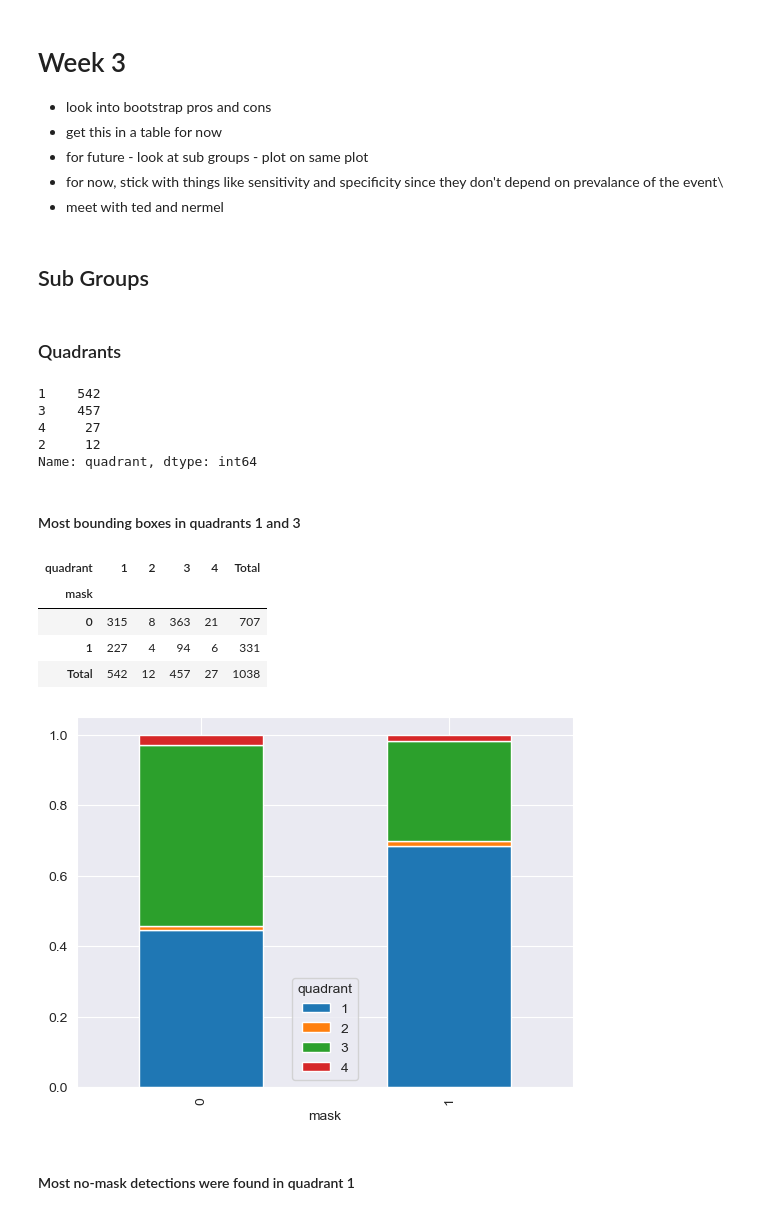
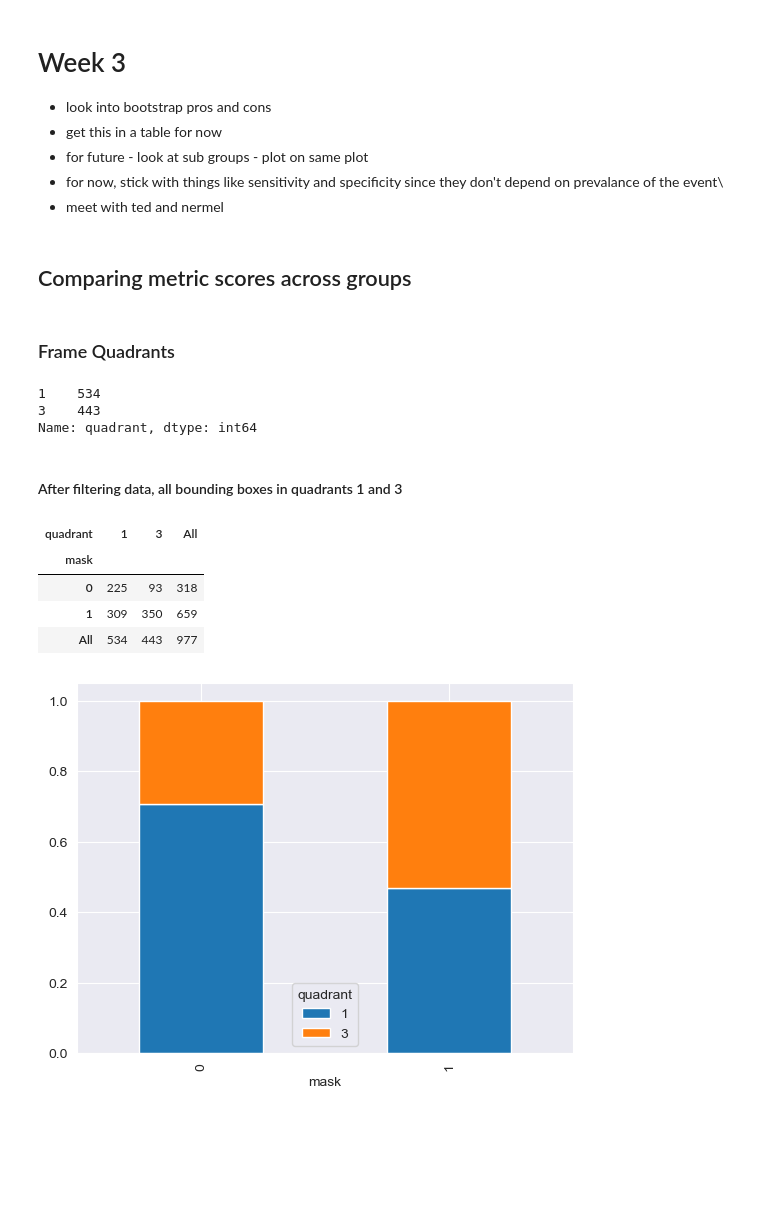
Before and after one commit to guiga004/mask-detection, a Jupyter notebook: mask-detection.ipynb, the cells around one changed output. Saved outputs shown, nothing was run; the diff lists cells and outputs as text; code cells hidden in the pictures; blank space fills up the shorter version.

```diff
--- a/mask-detection.ipynb
+++ b/mask-detection.ipynb
@@ -12,8 +12,8 @@ import seaborn as sns
 
 sns.set_style("darkgrid")
 # %%
-df = pd.read_csv("helena_results.csv")
-df.head()
+df_raw = pd.read_csv("helena_results.csv")
+df_raw.head()
 # %% [output]
 |  | file | x1 | x2 | y1 | y2 | mask | date | start_time | frame no | quadrant | ... |
 | 0 | park-tests/converted/coverted_FRA... | 720 | 763 | 185 | 246 | 0 | 20210526 | 182313 | 1248 | 3 | ... |
@@ -71,7 +85,3 @@ Name: true_mask, dtype: int64
 # %%
-from sklearn.metrics import confusion_matrix, accuracy_score, precision_score, recall_score, f1_score
-
-# exclude false detections from this analysis
-df_filtered = df[df['true_mask'] < 2]
-
-df_filtered.shape
+# create a copy of the raw dataframe
+df_filtered = df_raw.copy()
@@ -83,0 +88,4 @@ mask_pred = df_filtered['mask']
+# %%
+# exclude false detections from this analysis
+df_filtered = df_filtered[df_filtered['true_mask'] < 2]
+df_filtered.shape
@@ -83,0 +94,3 @@ mask_pred = df_filtered['mask']
+# %%
+df_filtered['mask'] = np.where(df_filtered['mask'] == 1, 0, 1)
+df_filtered['true_mask'] = np.where(df_filtered['true_mask'] == 1, 0, 1)
@@ -257,31 +279,27 @@ plt.show()
 - for now, stick with things like sensitivity and specificity since they don't depend on prevalance of the event\
 - meet with ted and nermel
 # %% [markdown]
-## Sub Groups
+## Comparing metric scores across groups
 # %% [markdown]
-### Quadrants
+### Frame Quadrants
 # %%
-df['quadrant'].value_counts()
+df_filtered['quadrant'].value_counts()
 # %% [output]
-1    542
-3    457
-4     27
-2     12
+1    534
+3    443
 Name: quadrant, dtype: int64
 # %% [markdown]
-#### Most bounding boxes in quadrants 1 and 3
+#### After filtering data, all bounding boxes in quadrants 1 and 3
 # %%
-pd.crosstab(df['mask'], df['quadrant'], margins=True, margins_name='Total')
+pd.crosstab(df_filtered['mask'], df_filtered['quadrant'], margins=True)
 # %% [output]
-| quadrant | 1 | 2 | 3 | 4 | Total |
-| mask |  |  |  |  |  |
-| 0 | 315 | 8 | 363 | 21 | 707 |
-| 1 | 227 | 4 | 94 | 6 | 331 |
-| Total | 542 | 12 | 457 | 27 | 1038 |
+| quadrant | 1 | 3 | All |
+| mask |  |  |  |
+| 0 | 225 | 93 | 318 |
+| 1 | 309 | 350 | 659 |
+| All | 534 | 443 | 977 |
 # %%
-pd.crosstab(df['mask'], df['quadrant'], normalize='index').plot.bar(stacked=True)
+pd.crosstab(df_filtered['mask'], df_filtered['quadrant'], normalize='index').plot.bar(stacked=True)
 plt.show()
 # %% [output]
-[figure, old version]
+[figure, new version]
-# %% [markdown]
-#### Most no-mask detections were found in quadrant 1
```
Also changed, not shown: parts of 60 cells of this notebook, 3 other files.
